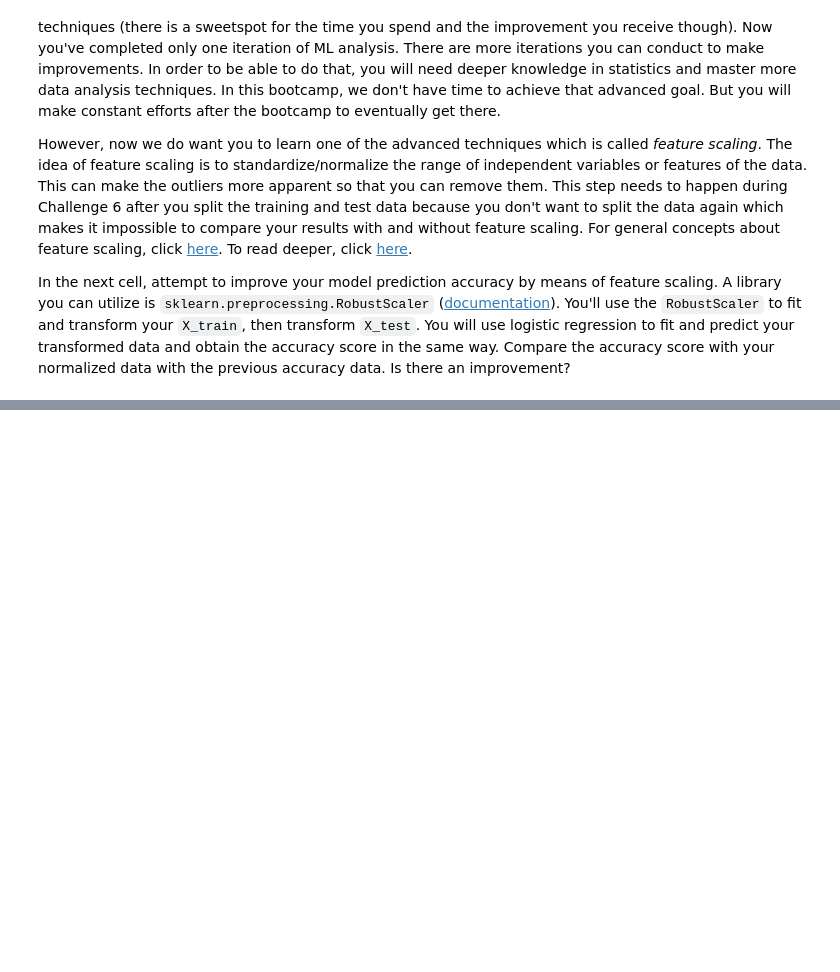
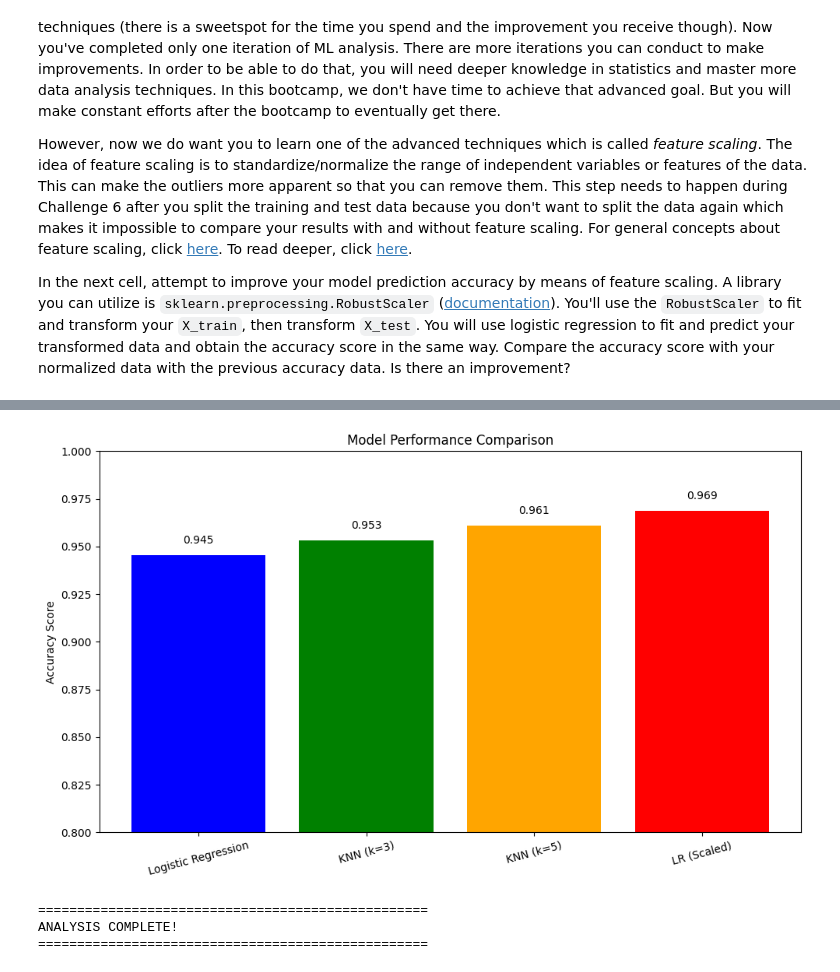
Before and after one commit to eduardocabrera1983/lab-classification, a Jupyter notebook: challenge-2.ipynb, the cells around one changed output, grey strips where cells are left out. Saved outputs shown, nothing was run; the diff lists cells and outputs as text; code cells hidden in the pictures; blank space fills up the shorter version.

```diff
--- a/challenge-2.ipynb
+++ b/challenge-2.ipynb
@@ -514,3 +821,4 @@ The first model we will use in this lab is logistic regression. We have previous
 Next, fit the model to our training data. We have already separated our data into 4 parts. Use those in your model.
 # %%
 # Your code here:
+log_reg.fit(X_train, y_train)
@@ -518,3 +836,5 @@ Next, fit the model to our training data. We have already separated our data int
 finally, import `confusion_matrix` and `accuracy_score` from `sklearn.metrics` and fit our testing data. Assign the fitted data to `y_pred` and print the confusion matrix as well as the accuracy score
 # %%
 # Your code here:
+# Make predictions
+y_pred_lr = log_reg.predict(X_test)
@@ -554,0 +1080,15 @@ In the next cell, attempt to improve your model prediction accuracy by means of
+# %%
+# Make predictions with scaled features
+y_pred_lr_scaled = log_reg_scaled.predict(X_test_scaled)
+
+# Evaluate scaled model
+print("Confusion Matrix (Scaled):")
+cm_lr_scaled = confusion_matrix(y_test, y_pred_lr_scaled)
+print(cm_lr_scaled)
+
+print(f"\nAccuracy Score (Scaled): {accuracy_score(y_test, y_pred_lr_scaled):.4f}")
+print(f"Accuracy Score (Original): {accuracy_score(y_test, y_pred_lr):.4f}")
+print(f"Improvement: {accuracy_score(y_test, y_pred_lr_scaled) - accuracy_score(y_test, y_pred_lr):.4f}")
+
+print("\nClassification Report (Scaled):")
+print(classification_report(y_test, y_pred_lr_scaled))
@@ -554,0 +1113,33 @@ In the next cell, attempt to improve your model prediction accuracy by means of
+# %%
+# Final visualization: Model performance comparison
+plt.figure(figsize=(10, 6))
+models = ['Logistic Regression', 'KNN (k=3)', 'KNN (k=5)', 'LR (Scaled)']
+accuracies = [
+    accuracy_score(y_test, y_pred_lr),
+    accuracy_score(y_test, y_pred_knn3),
+    accuracy_score(y_test, y_pred_knn5),
+    accuracy_score(y_test, y_pred_lr_scaled)
+]
+
+bars = plt.bar(models, accuracies, color=['blue', 'green', 'orange', 'red'])
+plt.title('Model Performance Comparison')
+plt.ylabel('Accuracy Score')
+plt.ylim(0.8, 1.0)  # Focus on the relevant range
+
+# Add value labels on bars
+for bar, acc in zip(bars, accuracies):
+    plt.text(bar.get_x() + bar.get_width()/2, bar.get_height() + 0.005,
+             f'{acc:.3f}', ha='center', va='bottom')
+
+plt.xticks(rotation=15)
+plt.tight_layout()
+plt.show()
+
+print("\n" + "="*50)
+print("ANALYSIS COMPLETE!")
+print("="*50)
+# %% [output]
+[figure, added]
+==================================================
+ANALYSIS COMPLETE!
+==================================================
```
Also changed, not shown: parts of 47 cells of this notebook.
